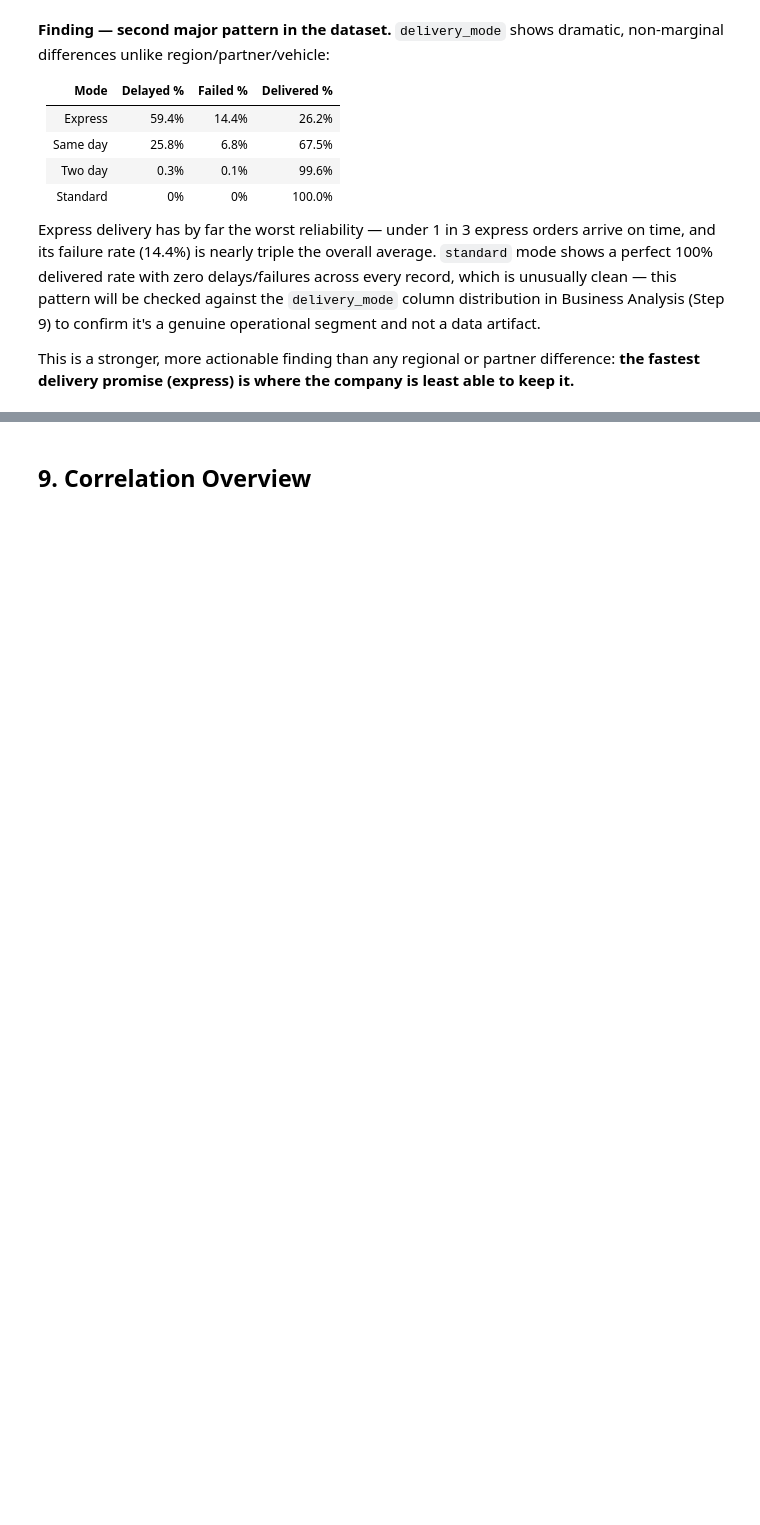
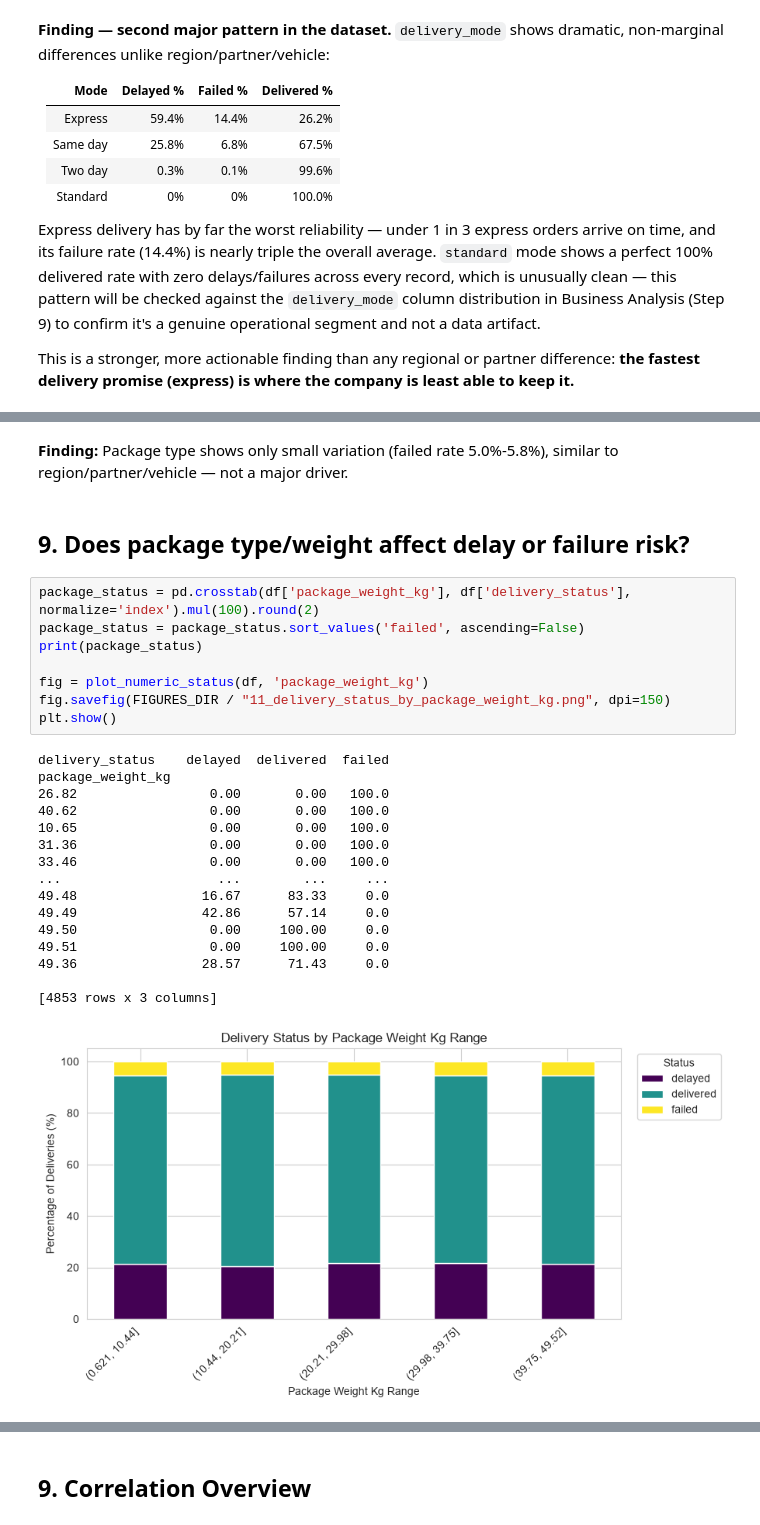
Before and after one commit to loubnamerchi/last-mile-delivery-analysis, a Jupyter notebook: notebooks/04_eda.ipynb, the cells around one changed output, grey strips where cells are left out. Drawn from its saved outputs; the diff is of its cells as text; blank space fills up the shorter version.

```diff
--- a/notebooks/04_eda.ipynb
+++ b/notebooks/04_eda.ipynb
@@ -234 +356,31 @@ print(package_status)
+# %% [markdown]
+**Finding:** Package type shows only small variation (failed rate
+5.0%-5.8%), similar to region/partner/vehicle — not a major driver.
+# %% [markdown]
+## 9. Does package type/weight affect delay or failure risk?
+# %%
+package_status = pd.crosstab(df['package_weight_kg'], df['delivery_status'], normalize='index').mul(100).round(2)
+package_status = package_status.sort_values('failed', ascending=False)
+print(package_status)
+
+fig = plot_numeric_status(df, 'package_weight_kg')
+fig.savefig(FIGURES_DIR / "11_delivery_status_by_package_weight_kg.png", dpi=150)
+plt.show()
+# %% [output]
+delivery_status    delayed  delivered  failed
+package_weight_kg
+26.82                 0.00       0.00   100.0
+40.62                 0.00       0.00   100.0
+10.65                 0.00       0.00   100.0
+31.36                 0.00       0.00   100.0
+33.46                 0.00       0.00   100.0
+...                    ...        ...     ...
+49.48                16.67      83.33     0.0
+49.49                42.86      57.14     0.0
+49.50                 0.00     100.00     0.0
+49.51                 0.00     100.00     0.0
+49.36                28.57      71.43     0.0
+
+[4853 rows x 3 columns]
+[figure, added]
 # %% [markdown]
```
Also changed, not shown: parts of 12 cells of this notebook, 16 other files.
